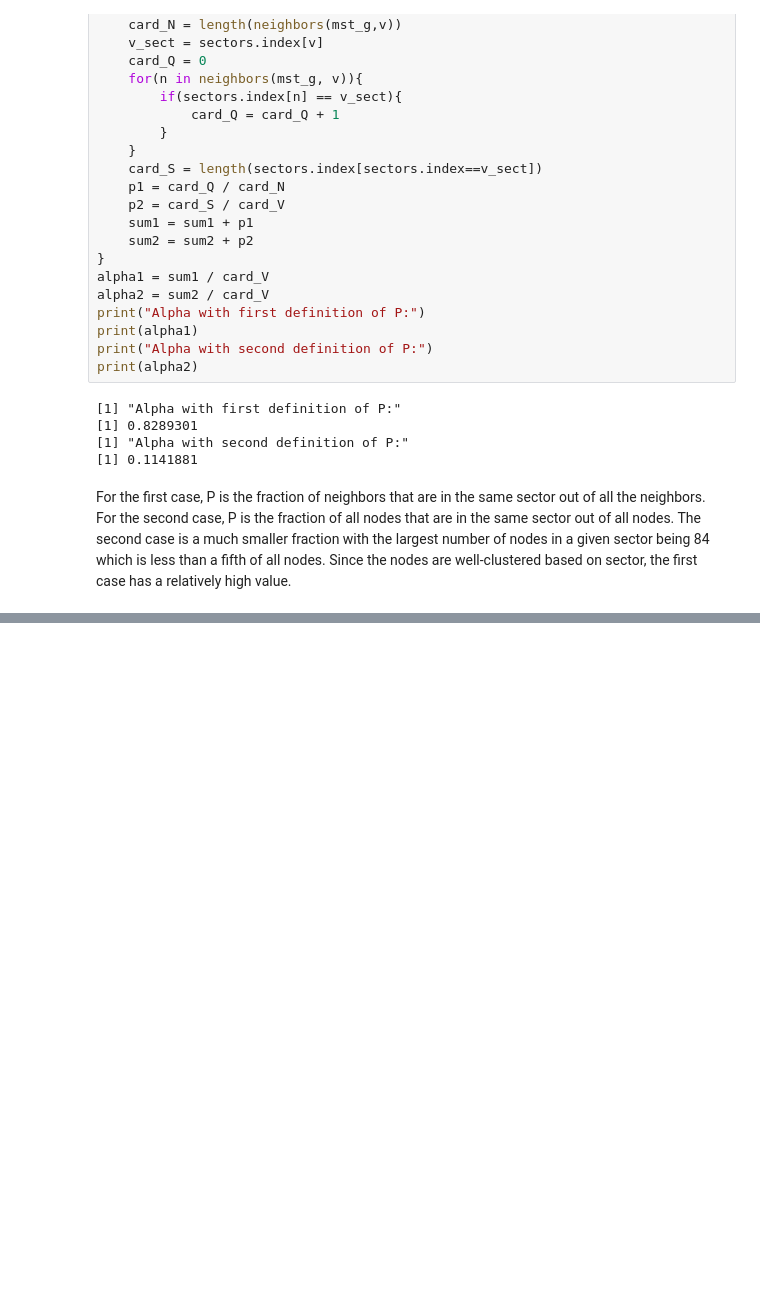
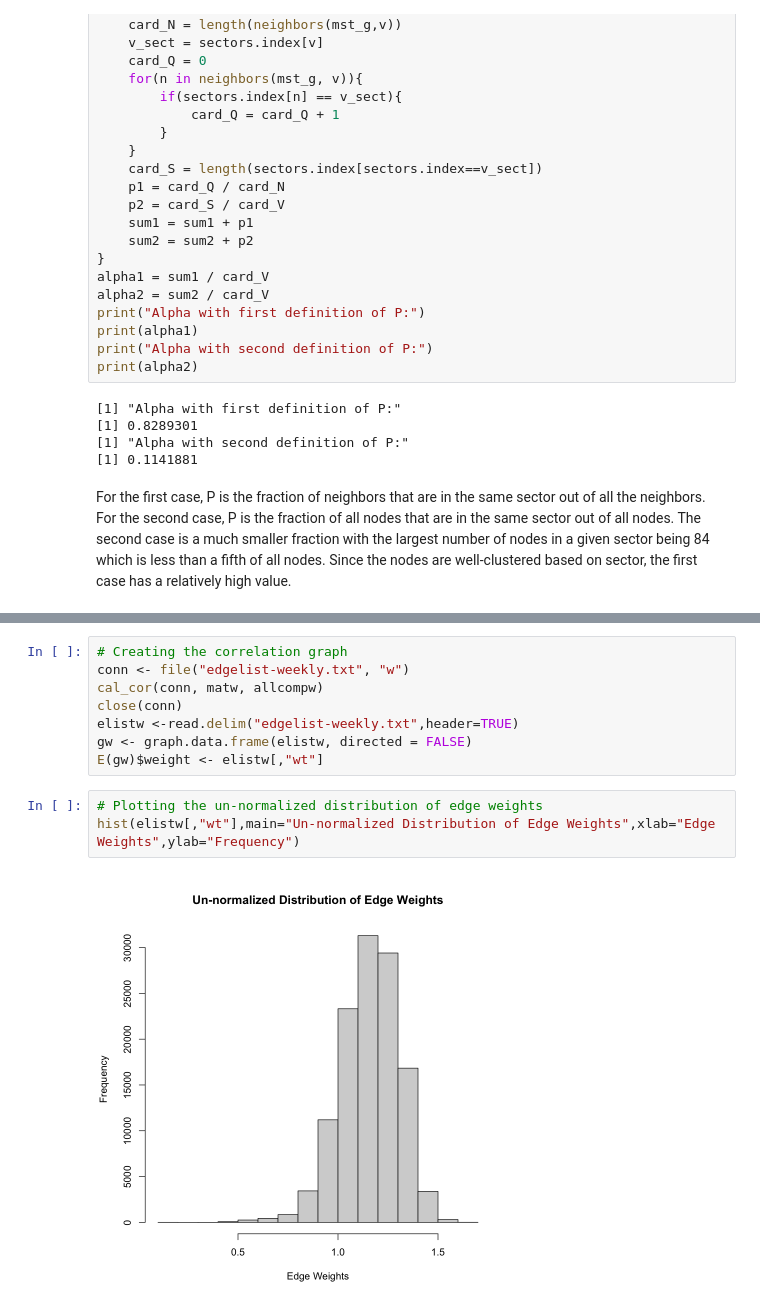
Before and after one commit to morgworth/ece232_team, a Jupyter notebook: Project 4/Morgan Project 4 Part 1.ipynb, the cells around one changed output, grey strips where cells are left out. Cells and saved outputs as stored; diff of their text form; blank space fills up the shorter version.

```diff
--- a/Project 4/Morgan Project 4 Part 1.ipynb
+++ b/Project 4/Morgan Project 4 Part 1.ipynb
@@ -204,0 +235,13 @@ For the first case, P is the fraction of neighbors that are in the same sector o
+# %%
+# Creating the correlation graph
+conn <- file("edgelist-weekly.txt", "w")
+cal_cor(conn, matw, allcompw)
+close(conn)
+elistw <-read.delim("edgelist-weekly.txt",header=TRUE)
+gw <- graph.data.frame(elistw, directed = FALSE)
+E(gw)$weight <- elistw[,"wt"]
+# %%
+# Plotting the un-normalized distribution of edge weights
+hist(elistw[,"wt"],main="Un-normalized Distribution of Edge Weights",xlab="Edge Weights",ylab="Frequency")
+# %% [output]
+[figure, added]
```
Also changed, not shown: parts of 13 cells of this notebook.
